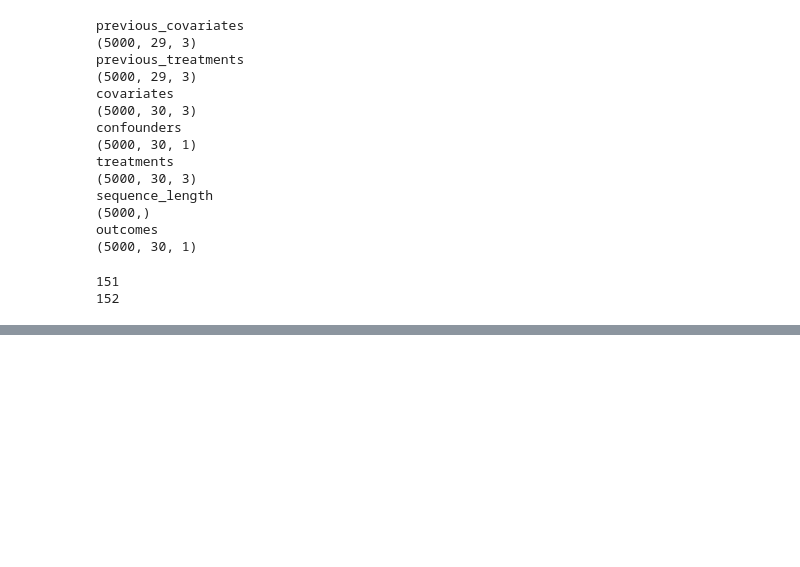
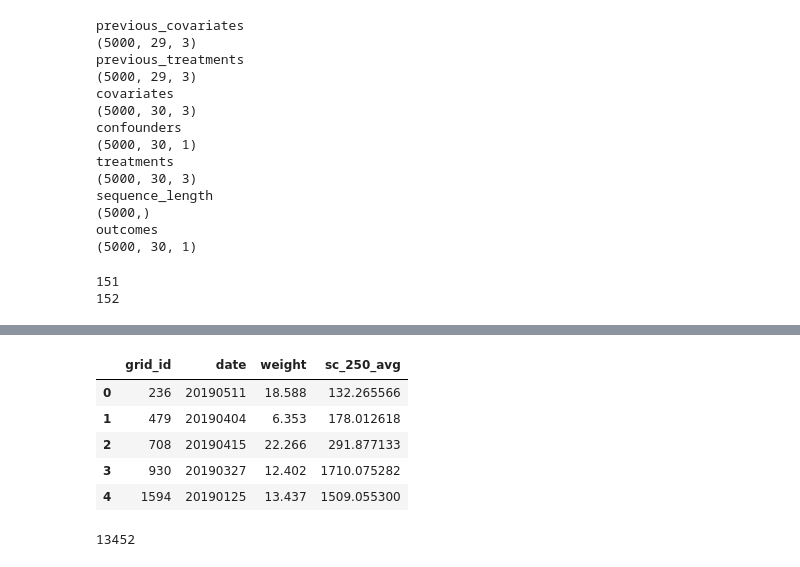
Before and after one commit to HuangNX/Conformity_Casual_Inferance, a Jupyter notebook: data_processing.ipynb, the cells around one changed output, grey strips where cells are left out. Saved outputs shown, nothing was run; the diff lists cells and outputs as text; code cells hidden in the pictures; blank space fills up the shorter version.

```diff
--- a/data_processing.ipynb
+++ b/data_processing.ipynb
@@ -730,0 +754,10 @@ print(dataset['sequence_length'][1])
+# %%
+data2019 = pd.read_csv("../conformity_result1_2019_yura_1.csv")
+data2019.head()
+# %% [output]
+|  | grid_id | date | weight | sc_250_avg |
+| 0 | 236 | 20190511 | 18.588 | 132.265566 |
+| 1 | 479 | 20190404 | 6.353 | 178.012618 |
+| 2 | 708 | 20190415 | 22.266 | 291.877133 |
+| 3 | 930 | 20190327 | 12.402 | 1710.075282 |
+| 4 | 1594 | 20190125 | 13.437 | 1509.055300 |
@@ -730,0 +768,4 @@ print(dataset['sequence_length'][1])
+# %%
+data2019_merge['entropy'].isnull().sum()
+# %% [output]
+13452
```
Also changed, not shown: parts of 6 cells of this notebook, 12 other files.
